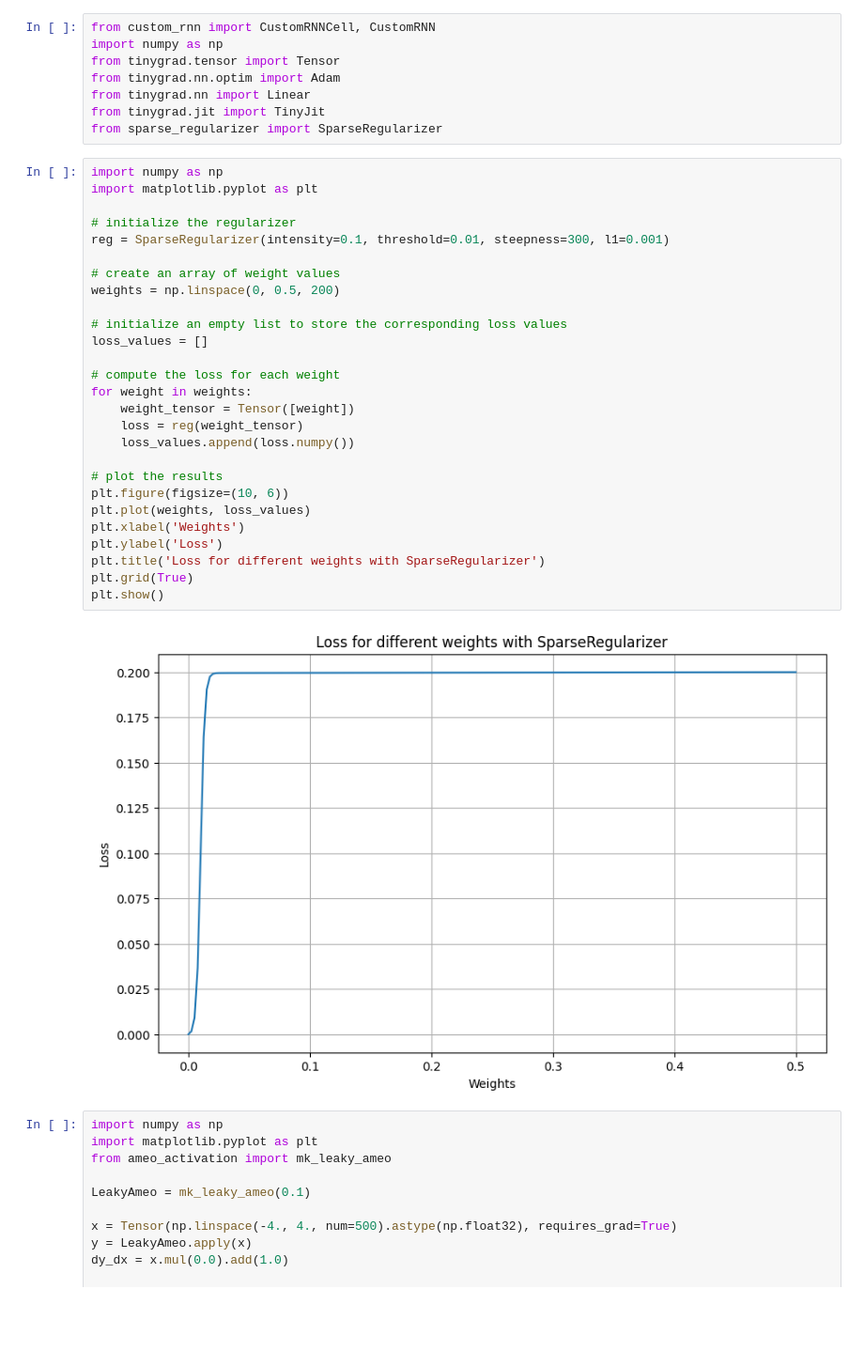
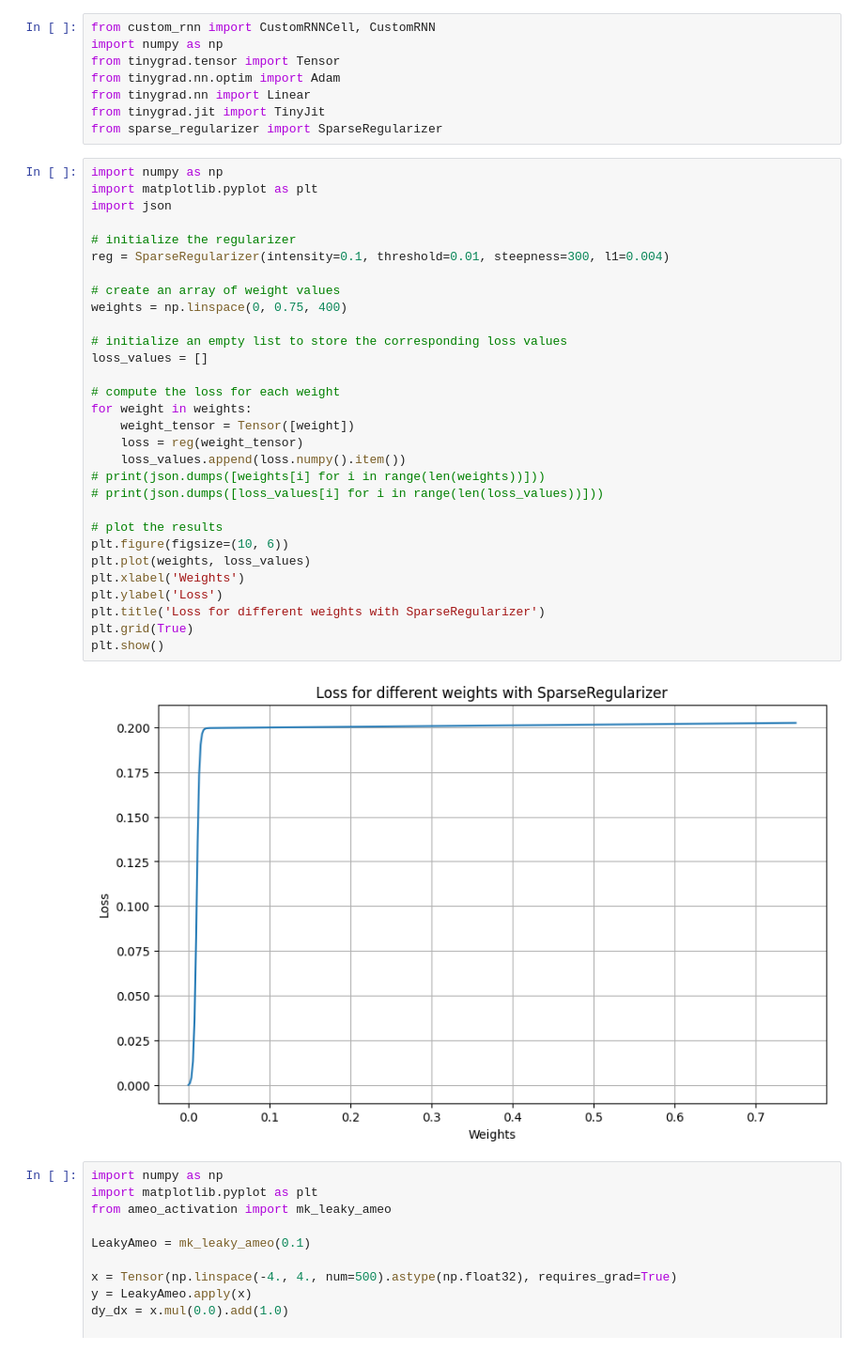
Before and after one commit to Ameobea/rnn-viz, a Jupyter notebook: py/tg/custom_rnn_test.ipynb, the cells around one changed output. Shown at 94% size. Saved outputs shown, nothing was run; the diff lists cells and outputs as text; blank space fills up the shorter version.

```diff
--- a/py/tg/custom_rnn_test.ipynb
+++ b/py/tg/custom_rnn_test.ipynb
@@ -9,32 +9,35 @@ from sparse_regularizer import SparseRegularizer
 # %%
 import numpy as np
 import matplotlib.pyplot as plt
+import json
 
 # initialize the regularizer
-reg = SparseRegularizer(intensity=0.1, threshold=0.01, steepness=300, l1=0.001)
+reg = SparseRegularizer(intensity=0.1, threshold=0.01, steepness=300, l1=0.004)
 
 # create an array of weight values
-weights = np.linspace(0, 0.5, 200)
+weights = np.linspace(0, 0.75, 400)
 
 # initialize an empty list to store the corresponding loss values
 loss_values = []
 
 # compute the loss for each weight
 for weight in weights:
     weight_tensor = Tensor([weight])
     loss = reg(weight_tensor)
-    loss_values.append(loss.numpy())
+    loss_values.append(loss.numpy().item())
+# print(json.dumps([weights[i] for i in range(len(weights))]))
+# print(json.dumps([loss_values[i] for i in range(len(loss_values))]))
 
 # plot the results
 plt.figure(figsize=(10, 6))
 plt.plot(weights, loss_values)
 plt.xlabel('Weights')
 plt.ylabel('Loss')
 plt.title('Loss for different weights with SparseRegularizer')
 plt.grid(True)
 plt.show()
 # %% [output]
-[figure, old version]
+[figure, new version]
 # %%
 import numpy as np
 import matplotlib.pyplot as plt
```
Also changed, not shown: 9 other files.
